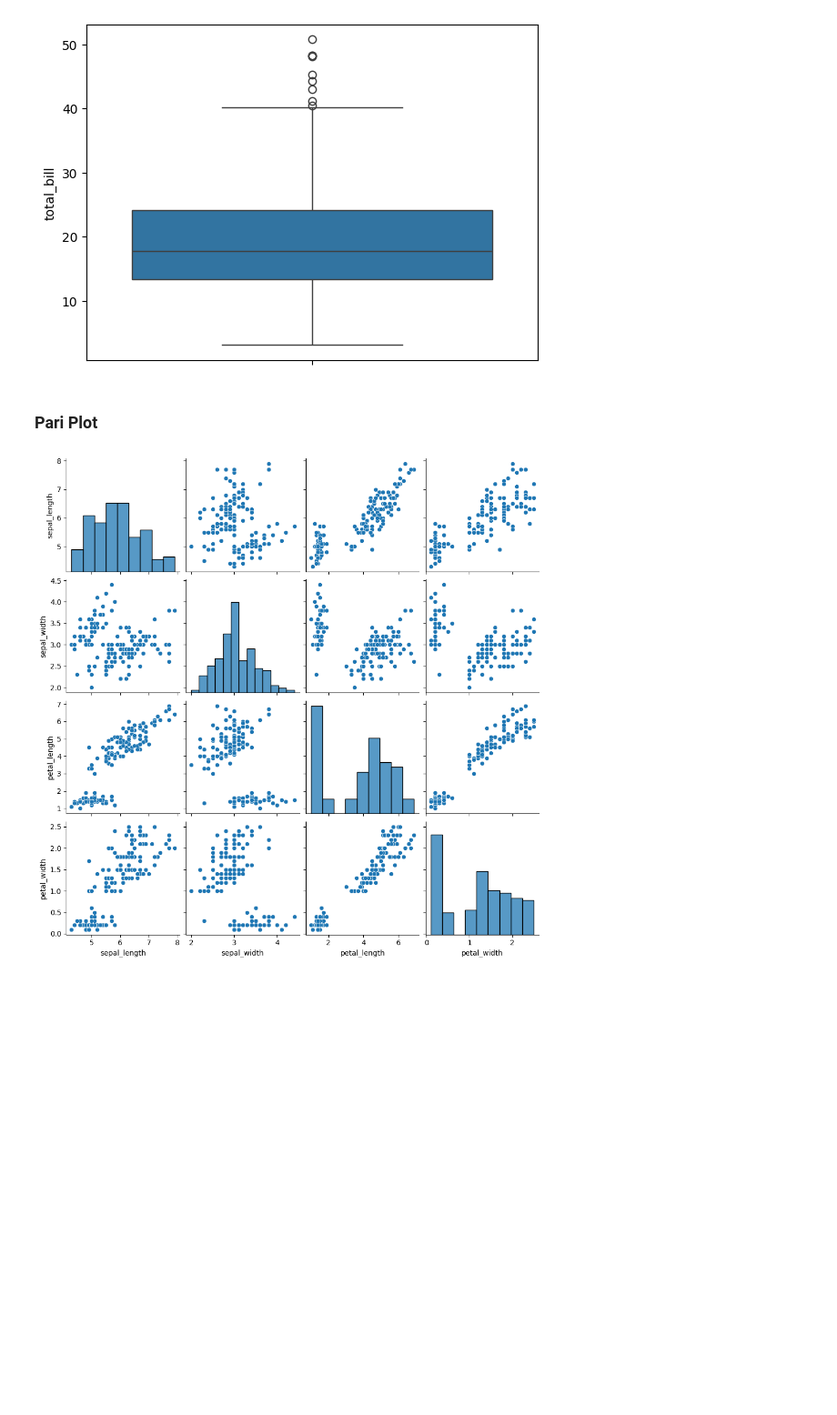
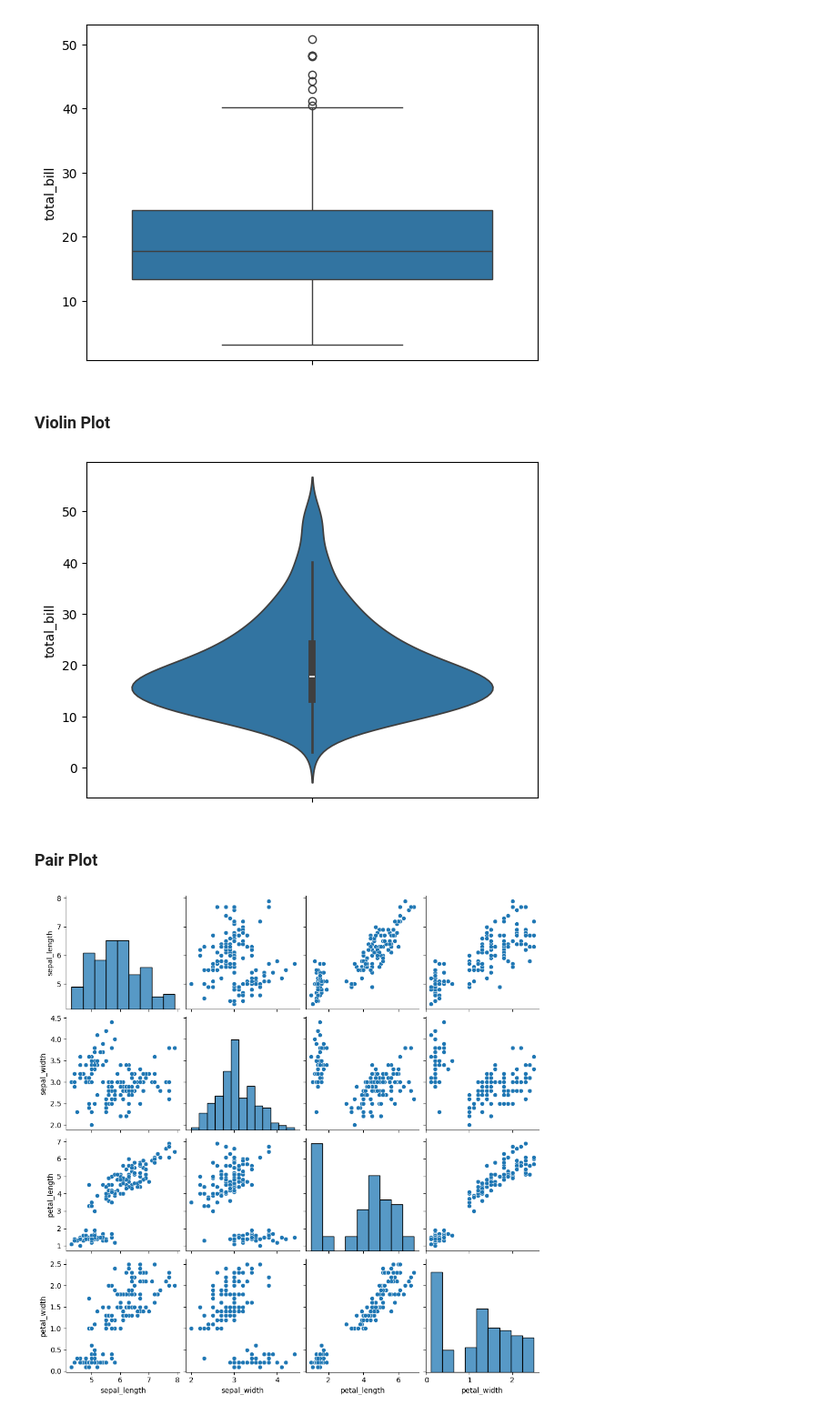
Before and after one commit to bishalstha-007/Python, a Jupyter notebook: Data_Visualization/Seaborn.ipynb, the cells around one changed output. Shown at 91% size. Drawn from its saved outputs; the diff is of its cells as text; code cells hidden in the pictures; blank space fills up the shorter version.

```diff
--- a/Data_Visualization/Seaborn.ipynb
+++ b/Data_Visualization/Seaborn.ipynb
@@ -117,8 +117,15 @@ sns.boxplot(y=tips["total_bill"])
 plt.show()
 # %% [output]
 [figure]
+# %% [markdown]
+### Violin Plot
+# %%
+sns.violinplot(y=tips["total_bill"])
+plt.show()
+# %% [output]
+[figure, added]
 # %% [markdown]
-### Pari Plot
+### Pair Plot
 # %%
 iris = sns.load_dataset("iris")
 sns.pairplot(iris)
```
Also changed, not shown: parts of 3 cells of this notebook.
